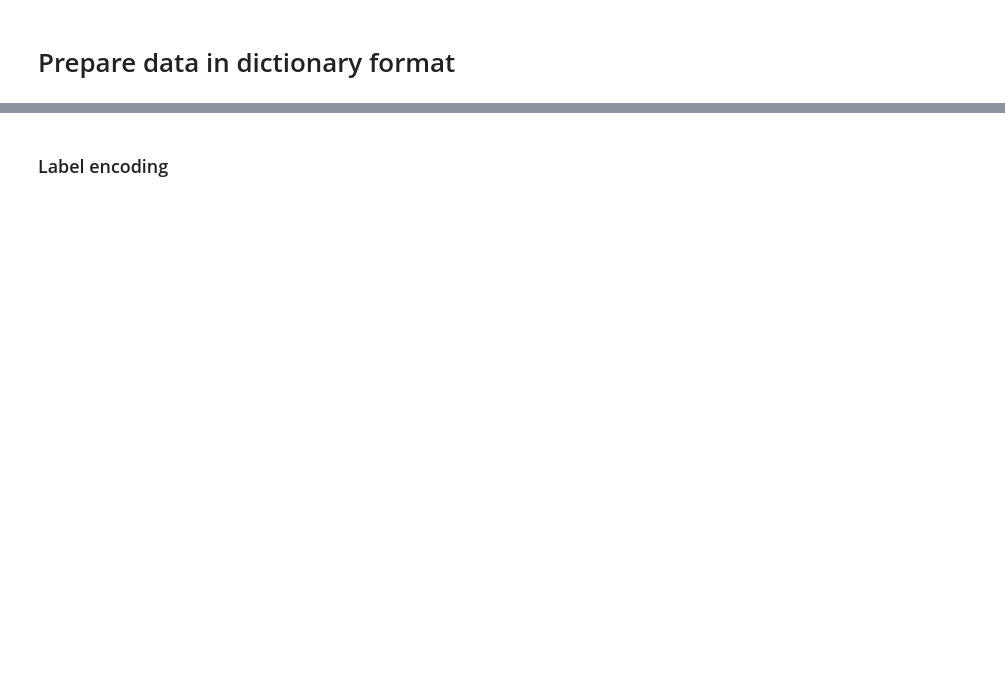
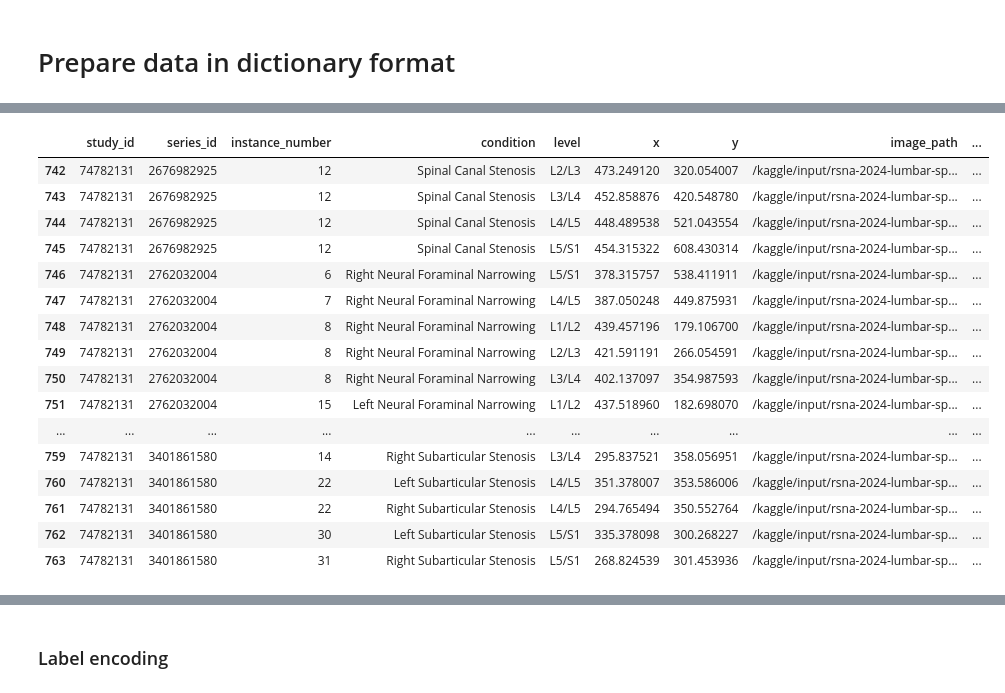
Before and after one commit to rinkusahu1/Kaggle_Practice_ML, a Jupyter notebook: lumbar_deg.ipynb, the cells around one changed output, grey strips where cells are left out. Saved outputs shown, nothing was run; the diff lists cells and outputs as text; code cells hidden in the pictures; blank space fills up the shorter version.

```diff
--- a/lumbar_deg.ipynb
+++ b/lumbar_deg.ipynb
@@ -61,3 +123,23 @@ train_label_cordi
+# %%
+train_label_cordi[train_label_cordi['study_id']==74782131]
+# %% [output]
+|  | study_id | series_id | instance_number | condition | level | x | y | image_path | ... |
+| 742 | 74782131 | 2676982925 | 12 | Spinal Canal Stenosis | L2/L3 | 473.249120 | 320.054007 | /kaggle/input/rsna-2024-lumbar-sp... | ... |
+| 743 | 74782131 | 2676982925 | 12 | Spinal Canal Stenosis | L3/L4 | 452.858876 | 420.548780 | /kaggle/input/rsna-2024-lumbar-sp... | ... |
+| 744 | 74782131 | 2676982925 | 12 | Spinal Canal Stenosis | L4/L5 | 448.489538 | 521.043554 | /kaggle/input/rsna-2024-lumbar-sp... | ... |
+| 745 | 74782131 | 2676982925 | 12 | Spinal Canal Stenosis | L5/S1 | 454.315322 | 608.430314 | /kaggle/input/rsna-2024-lumbar-sp... | ... |
+| 746 | 74782131 | 2762032004 | 6 | Right Neural Foraminal Narrowing | L5/S1 | 378.315757 | 538.411911 | /kaggle/input/rsna-2024-lumbar-sp... | ... |
+| 747 | 74782131 | 2762032004 | 7 | Right Neural Foraminal Narrowing | L4/L5 | 387.050248 | 449.875931 | /kaggle/input/rsna-2024-lumbar-sp... | ... |
+| 748 | 74782131 | 2762032004 | 8 | Right Neural Foraminal Narrowing | L1/L2 | 439.457196 | 179.106700 | /kaggle/input/rsna-2024-lumbar-sp... | ... |
+| 749 | 74782131 | 2762032004 | 8 | Right Neural Foraminal Narrowing | L2/L3 | 421.591191 | 266.054591 | /kaggle/input/rsna-2024-lumbar-sp... | ... |
+| 750 | 74782131 | 2762032004 | 8 | Right Neural Foraminal Narrowing | L3/L4 | 402.137097 | 354.987593 | /kaggle/input/rsna-2024-lumbar-sp... | ... |
+| 751 | 74782131 | 2762032004 | 15 | Left Neural Foraminal Narrowing | L1/L2 | 437.518960 | 182.698070 | /kaggle/input/rsna-2024-lumbar-sp... | ... |
+| ... | ... | ... | ... | ... | ... | ... | ... | ... | ... |
+| 759 | 74782131 | 3401861580 | 14 | Right Subarticular Stenosis | L3/L4 | 295.837521 | 358.056951 | /kaggle/input/rsna-2024-lumbar-sp... | ... |
+| 760 | 74782131 | 3401861580 | 22 | Left Subarticular Stenosis | L4/L5 | 351.378007 | 353.586006 | /kaggle/input/rsna-2024-lumbar-sp... | ... |
+| 761 | 74782131 | 3401861580 | 22 | Right Subarticular Stenosis | L4/L5 | 294.765494 | 350.552764 | /kaggle/input/rsna-2024-lumbar-sp... | ... |
+| 762 | 74782131 | 3401861580 | 30 | Left Subarticular Stenosis | L5/S1 | 335.378098 | 300.268227 | /kaggle/input/rsna-2024-lumbar-sp... | ... |
+| 763 | 74782131 | 3401861580 | 31 | Right Subarticular Stenosis | L5/S1 | 268.824539 | 301.453936 | /kaggle/input/rsna-2024-lumbar-sp... | ... |
 # %%
 pd.set_option('display.max_colwidth', None)
 # %%
```
Also changed, not shown: parts of 28 cells of this notebook.
